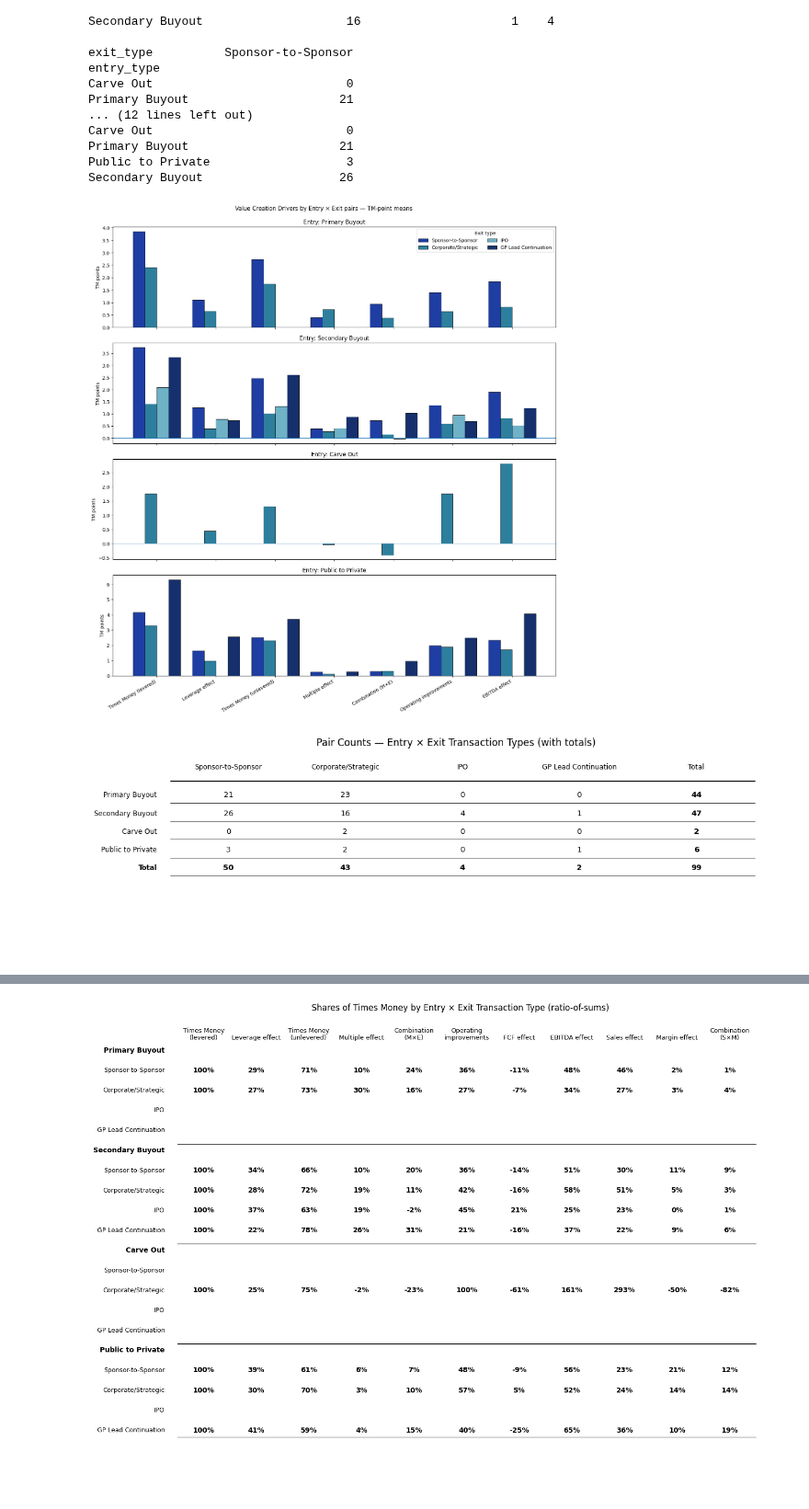
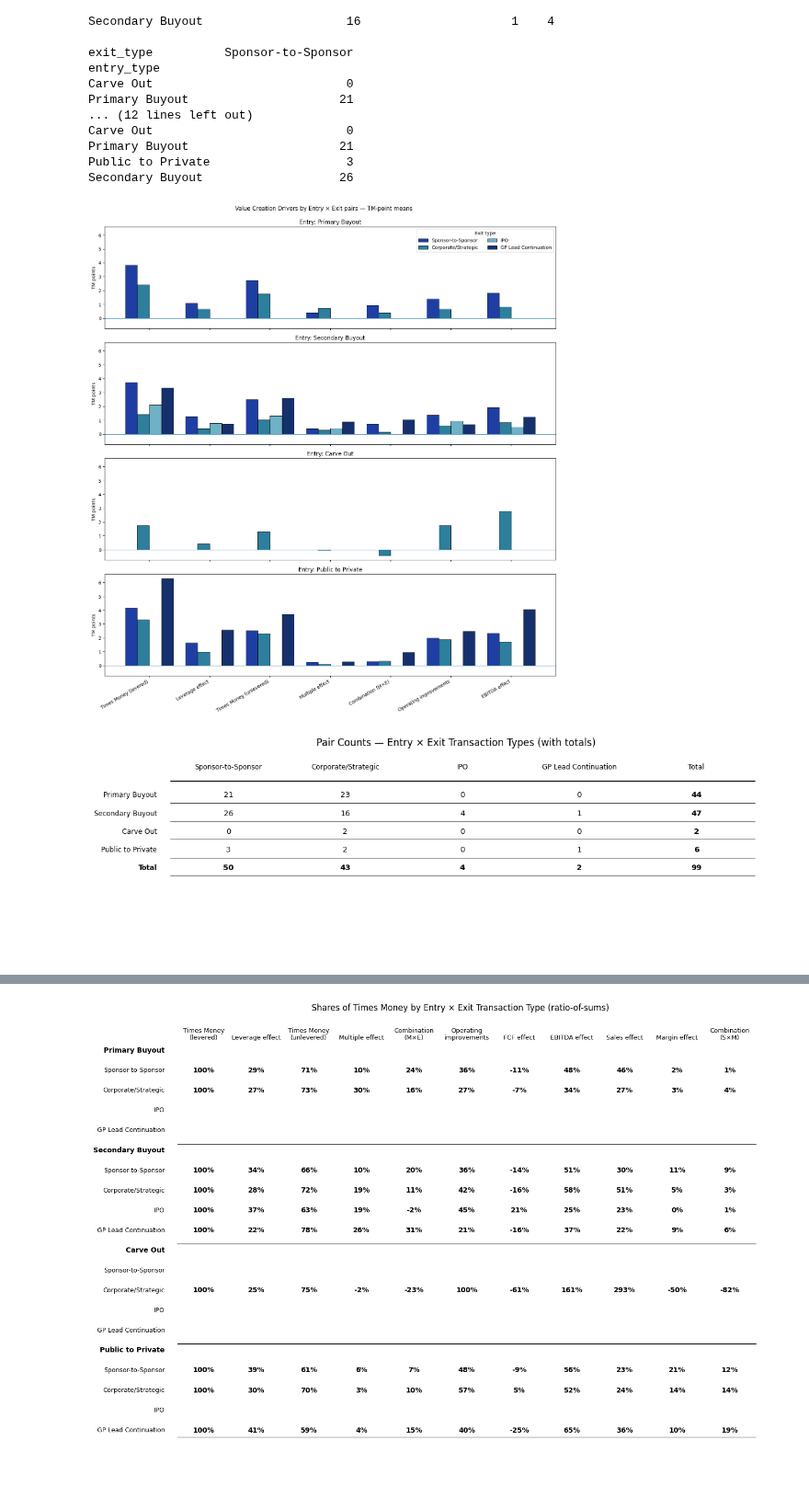
Before and after one commit to mgilch/BeyondTheBuyout_ValueCreation, a Jupyter notebook: ValueCreation/ValueCreationBreakdown/06ByEntryExitPair/ValueCreationByEntryExitPair.ipynb, the cells around one changed output, grey strips where cells are left out. Shown at 92% size. Saved outputs shown, nothing was run; the diff lists cells and outputs as text; code cells hidden in the pictures.

```diff
--- a/ValueCreation/ValueCreationBreakdown/06ByEntryExitPair/ValueCreationByEntryExitPair.ipynb
+++ b/ValueCreation/ValueCreationBreakdown/06ByEntryExitPair/ValueCreationByEntryExitPair.ipynb
@@ -192,7 +192,7 @@ Primary Buyout                     21
 Public to Private                   3
 Secondary Buyout                   26
 # %%
-# === Option B: Small-multiple clustered bars (rows=entry types; bars=exit types) ===
+# === Small-multiple clustered bars (rows=entry types; bars=exit types) ===
 
 ENTRY = entry_keep
 EXIT  = exit_keep
@@ -212,6 +212,12 @@ components_to_show = [
     "EBITDA effect"
 ]
 subset = means_long[means_long["component"].isin(components_to_show)].copy()
+
+# --- global y-scale across all small multiples ---
+subset_plot = subset[subset["exit_type"].isin(PEXIT)]
+YMAX = float(np.nanmax(np.abs(subset_plot["tm_points"])))  # highest absolute bar
+PAD  = 0.05 * YMAX  # small headroom
+YMIN, YMAX = -(YMAX + PAD), (YMAX + PAD)
 
 n_rows = len(ENTRY)
 fig, axes = plt.subplots(n_rows, 1, figsize=(14, 3.8*n_rows), sharex=True)
@@ -242,6 +248,8 @@ for ax, e in zip(axes, ENTRY):
     ax.set_title(f"Entry: {e}")
     ax.set_xticks(x)
     ax.set_xticklabels(components_to_show, rotation=30, ha="right")
+    ax.set_ylim(YMIN/9, YMAX)
+
 
 handles = [plt.Rectangle((0,0), 1, 1, color=PALETTE[ex]) for ex in PEXIT]
 leg = axes[0].legend(handles, PEXIT, title="Exit type", ncol=2)
@@ -278,7 +286,6 @@ count_matrix = (pair_counts_full
                 .reindex(index=entry_keep, columns=exit_keep)
                 .astype(int))
 
-# assumes: count_matrix (or build from pair_counts_full as before)
 ADD_TOTALS = True
 if ADD_TOTALS:
     count_with_totals = count_matrix.copy()
@@ -294,12 +301,10 @@ rows    = list(count_with_totals.index)
 n_cols = len(headers)
 n_rows = len(rows)
 
-# ↓↓↓ compact height & spacing (≈50% tighter) ↓↓↓
 fig_h  = 3.0 + max(0, n_rows-1) * 0.25     # was ~3.6 + (n_rows-1)*0.5
 row_start = 0.78                            # was 0.72
 row_gap   = 0.09                            # was 0.18
 y_header  = 0.92                            # was 0.90
-# ↑↑↑ compact height & spacing ↑↑↑
 
 fig, ax = plt.subplots(figsize=(12, fig_h))
 ax.set_axis_off()
@@ -310,32 +315,32 @@ ys = [row_start - i*row_gap for i in range(n_rows)]
 
 wrap_w = 20
 for x_pos, hdr in zip(xs, headers):
     ax.text(x_pos, y_header, textwrap.fill(str(hdr), width=wrap_w),
             ha="center", va="center", fontsize=8.5, linespacing=1.05, transform=ax.transAxes)
 
 row_label_x = left_margin - 0.02
 for y_pos, r in zip(ys, rows):
     ax.text(row_label_x, y_pos, str(r),
             ha="right", va="center", fontsize=8.5,
             fontweight="bold" if r=="Total" else None,
             transform=ax.transAxes)
     for x_pos, v in zip(xs, count_with_totals.loc[r, headers]):
         ax.text(x_pos, y_pos, f"{int(v)}",
                 ha="center", va="center",
                 fontsize=9.5, fontweight="bold" if (r=="Total" or x_pos==xs[-1]) else None,
                 transform=ax.transAxes)
 
 sep_top = (y_header + ys[0]) / 2
 ax.hlines([sep_top], xmin=left_margin, xmax=right_margin,
           colors="black", linewidth=1.0, transform=ax.transAxes)
 for y_pos in ys:
     ax.hlines([y_pos - row_gap/2 + 0.008], xmin=left_margin, xmax=right_margin,
               colors="black", linewidth=0.6, transform=ax.transAxes)
 
 title = "Pair Counts — Entry × Exit Transaction Types" + (" (with totals)" if ADD_TOTALS else "")
 ax.set_title(title, pad=6)
 fig.tight_layout()
 plt.show()
 # %% [output]
-[figure, old version]
+[figure, new version]
 [figure]
```
Also changed, not shown: parts of 3 cells of this notebook, 2 other files.
